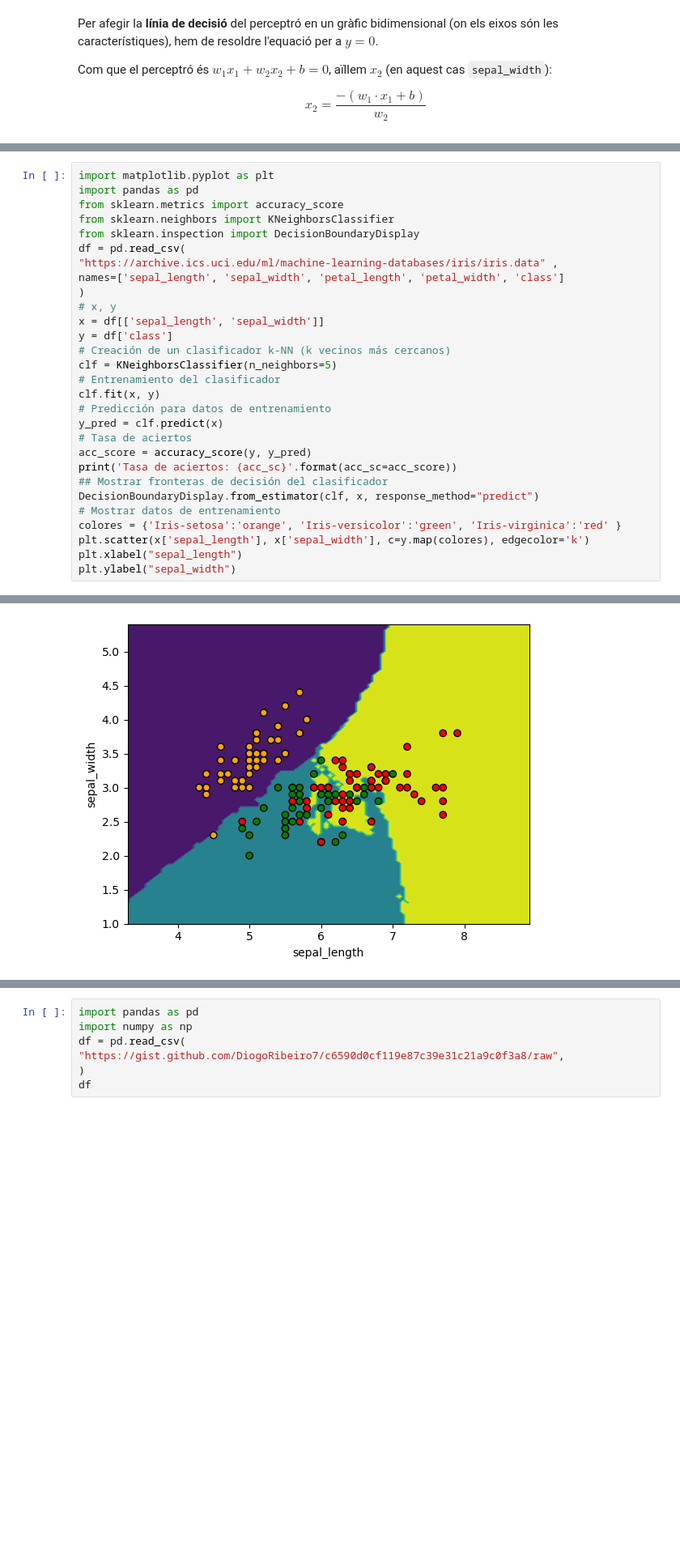
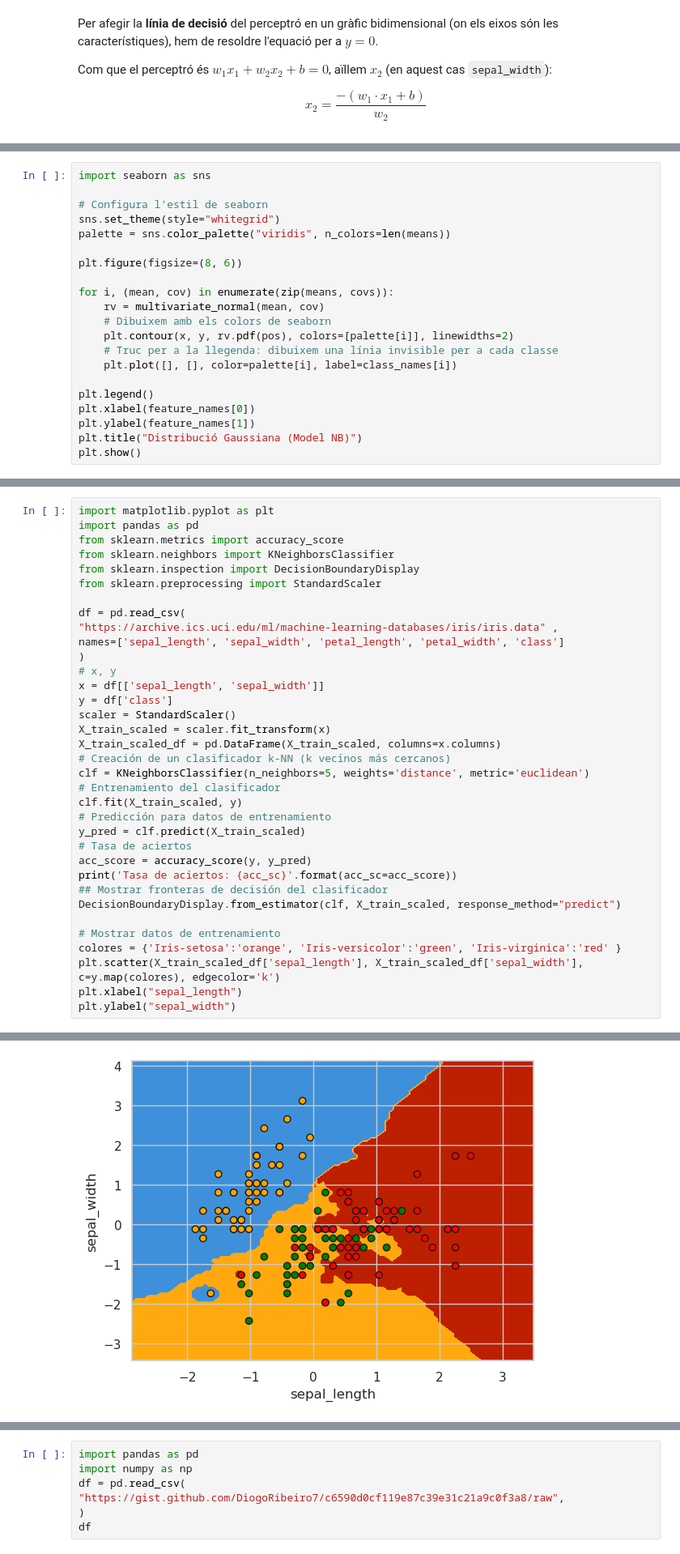
Before and after one commit to xxjcaxx/Disseny-i-avaluacio-de-models, a Jupyter notebook: apunts/documents/classificació.ipynb, the cells around one changed output, grey strips where cells are left out. Shown at 81% size. Cells and saved outputs as stored; diff of their text form; blank space fills up the shorter version.

```diff
--- a/apunts/documents/classificació.ipynb
+++ b/apunts/documents/classificació.ipynb
@@ -291,0 +350,21 @@ las k observaciones más cercanas.
+# %%
+import seaborn as sns
+
+# Configura l'estil de seaborn
+sns.set_theme(style="whitegrid")
+palette = sns.color_palette("viridis", n_colors=len(means))
+
+plt.figure(figsize=(8, 6))
+
+for i, (mean, cov) in enumerate(zip(means, covs)):
+    rv = multivariate_normal(mean, cov)
+    # Dibuixem amb els colors de seaborn
+    plt.contour(x, y, rv.pdf(pos), colors=[palette[i]], linewidths=2)
+    # Truc per a la llegenda: dibuixem una línia invisible per a cada classe
+    plt.plot([], [], color=palette[i], label=class_names[i])
+
+plt.legend()
+plt.xlabel(feature_names[0])
+plt.ylabel(feature_names[1])
+plt.title("Distribució Gaussiana (Model NB)")
+plt.show()
@@ -295,6 +433,8 @@ import pandas as pd
 from sklearn.metrics import accuracy_score
 from sklearn.neighbors import KNeighborsClassifier
 from sklearn.inspection import DecisionBoundaryDisplay
+from sklearn.preprocessing import StandardScaler
+
 df = pd.read_csv(
 "https://archive.ics.uci.edu/ml/machine-learning-databases/iris/iris.data" ,
 names=['sepal_length', 'sepal_width', 'petal_length', 'petal_width', 'class']
@@ -302,20 +442,24 @@ names=['sepal_length', 'sepal_width', 'petal_length', 'petal_width', 'class']
 # x, y
 x = df[['sepal_length', 'sepal_width']]
 y = df['class']
+scaler = StandardScaler()
+X_train_scaled = scaler.fit_transform(x)
+X_train_scaled_df = pd.DataFrame(X_train_scaled, columns=x.columns)
 # Creación de un clasificador k-NN (k vecinos más cercanos)
-clf = KNeighborsClassifier(n_neighbors=5)
+clf = KNeighborsClassifier(n_neighbors=5, weights='distance', metric='euclidean')
 # Entrenamiento del clasificador
-clf.fit(x, y)
+clf.fit(X_train_scaled, y)
 # Predicción para datos de entrenamiento
-y_pred = clf.predict(x)
+y_pred = clf.predict(X_train_scaled)
 # Tasa de aciertos
 acc_score = accuracy_score(y, y_pred)
 print('Tasa de aciertos: {acc_sc}'.format(acc_sc=acc_score))
 ## Mostrar fronteras de decisión del clasificador
-DecisionBoundaryDisplay.from_estimator(clf, x, response_method="predict")
+DecisionBoundaryDisplay.from_estimator(clf, X_train_scaled, response_method="predict")
+
 # Mostrar datos de entrenamiento
 colores = {'Iris-setosa':'orange', 'Iris-versicolor':'green', 'Iris-virginica':'red' }
-plt.scatter(x['sepal_length'], x['sepal_width'], c=y.map(colores), edgecolor='k')
+plt.scatter(X_train_scaled_df['sepal_length'], X_train_scaled_df['sepal_width'], c=y.map(colores), edgecolor='k')
 plt.xlabel("sepal_length")
 plt.ylabel("sepal_width")
 # %% [output]
@@ -323,2 +467,2 @@ Tasa de aciertos: 0.84
 Text(0, 0.5, 'sepal_width')
-[figure, old version]
+[figure, new version]
```
Also changed, not shown: parts of 27 cells of this notebook.
